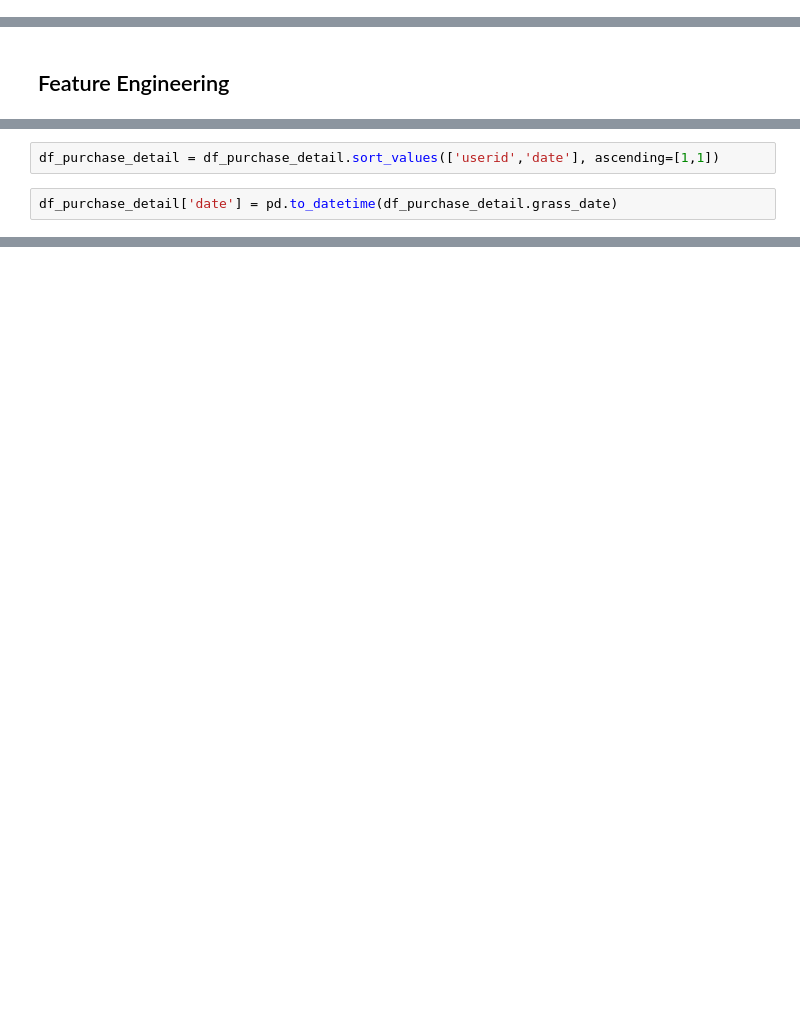
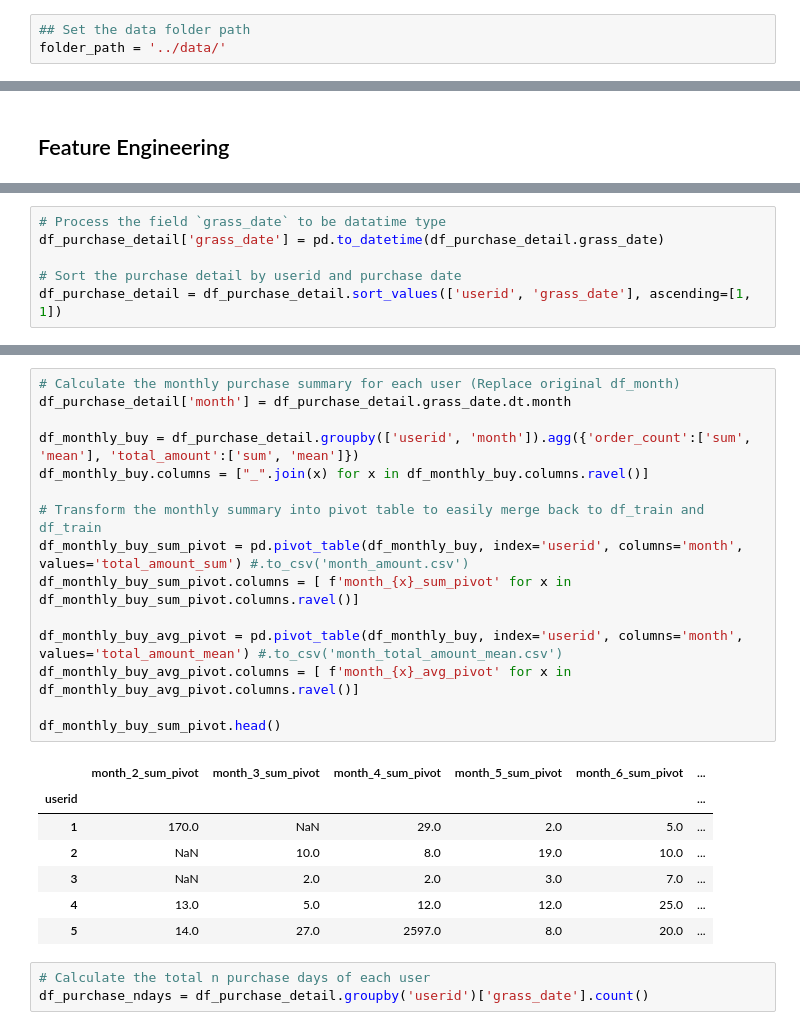
Before and after one commit to Tang-Li-Jen/High-Value-Customer-Forecast-Competition, a Jupyter notebook: modeling.ipynb, the cells around one changed output, grey strips where cells are left out. Drawn from its saved outputs; the diff is of its cells as text; blank space fills up the shorter version.

Commit message:
Rewrite the code into python with some clean up

```diff
--- a/modeling.ipynb
+++ b/modeling.ipynb
@@ -38,0 +13,3 @@ df_rfm_features = pd.read_csv(os.path.join(folder_path, 'rfm_features.csv'))
+# %%
+## Set the data folder path
+folder_path = '../data/'
@@ -86,4 +135,0 @@ df_dt = df_purchase_detail[['userid','date']].drop_duplicates()
-# %%
-df_purchase_detail = df_purchase_detail.sort_values(['userid','date'], ascending=[1,1])
-# %%
-df_purchase_detail['date'] = pd.to_datetime(df_purchase_detail.grass_date)
@@ -316,0 +186,6 @@ sub.to_csv('submission_final.csv', index=False)
+# %%
+# Process the field `grass_date` to be datatime type
+df_purchase_detail['grass_date'] = pd.to_datetime(df_purchase_detail.grass_date)
+
+# Sort the purchase detail by userid and purchase date
+df_purchase_detail = df_purchase_detail.sort_values(['userid', 'grass_date'], ascending=[1, 1])
@@ -316,0 +208,26 @@ sub.to_csv('submission_final.csv', index=False)
+# %%
+# Calculate the monthly purchase summary for each user (Replace original df_month)
+df_purchase_detail['month'] = df_purchase_detail.grass_date.dt.month
+
+df_monthly_buy = df_purchase_detail.groupby(['userid', 'month']).agg({'order_count':['sum', 'mean'], 'total_amount':['sum', 'mean']})
+df_monthly_buy.columns = ["_".join(x) for x in df_monthly_buy.columns.ravel()]
+
+# Transform the monthly summary into pivot table to easily merge back to df_train and df_train
+df_monthly_buy_sum_pivot = pd.pivot_table(df_monthly_buy, index='userid', columns='month', values='total_amount_sum') #.to_csv('month_amount.csv')
+df_monthly_buy_sum_pivot.columns = [ f'month_{x}_sum_pivot' for x in df_monthly_buy_sum_pivot.columns.ravel()]
+
+df_monthly_buy_avg_pivot = pd.pivot_table(df_monthly_buy, index='userid', columns='month', values='total_amount_mean') #.to_csv('month_total_amount_mean.csv')
+df_monthly_buy_avg_pivot.columns = [ f'month_{x}_avg_pivot' for x in df_monthly_buy_avg_pivot.columns.ravel()]
+
+df_monthly_buy_sum_pivot.head()
+# %% [output]
+|  | month_2_sum_pivot | month_3_sum_pivot | month_4_sum_pivot | month_5_sum_pivot | month_6_sum_pivot | ... |
+| userid |  |  |  |  |  | ... |
+| 1 | 170.0 | NaN | 29.0 | 2.0 | 5.0 | ... |
+| 2 | NaN | 10.0 | 8.0 | 19.0 | 10.0 | ... |
+| 3 | NaN | 2.0 | 2.0 | 3.0 | 7.0 | ... |
+| 4 | 13.0 | 5.0 | 12.0 | 12.0 | 25.0 | ... |
+| 5 | 14.0 | 27.0 | 2597.0 | 8.0 | 20.0 | ... |
+# %%
+# Calculate the total n purchase days of each user
+df_purchase_ndays = df_purchase_detail.groupby('userid')['grass_date'].count()
```
Also changed, not shown: parts of 86 cells of this notebook, 3 other files.
